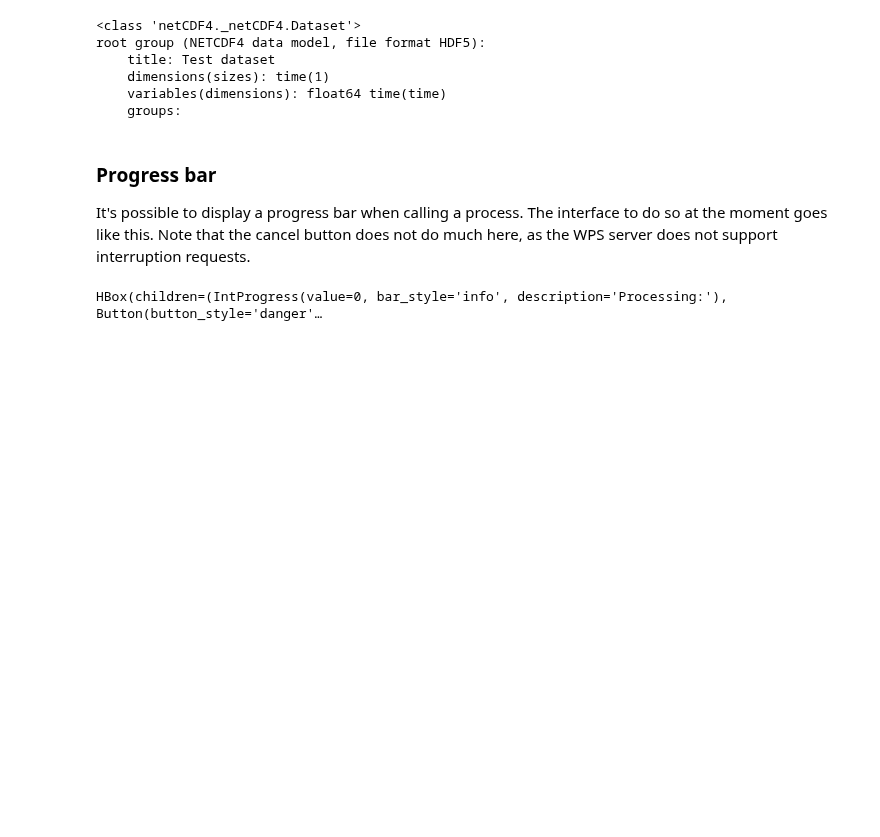
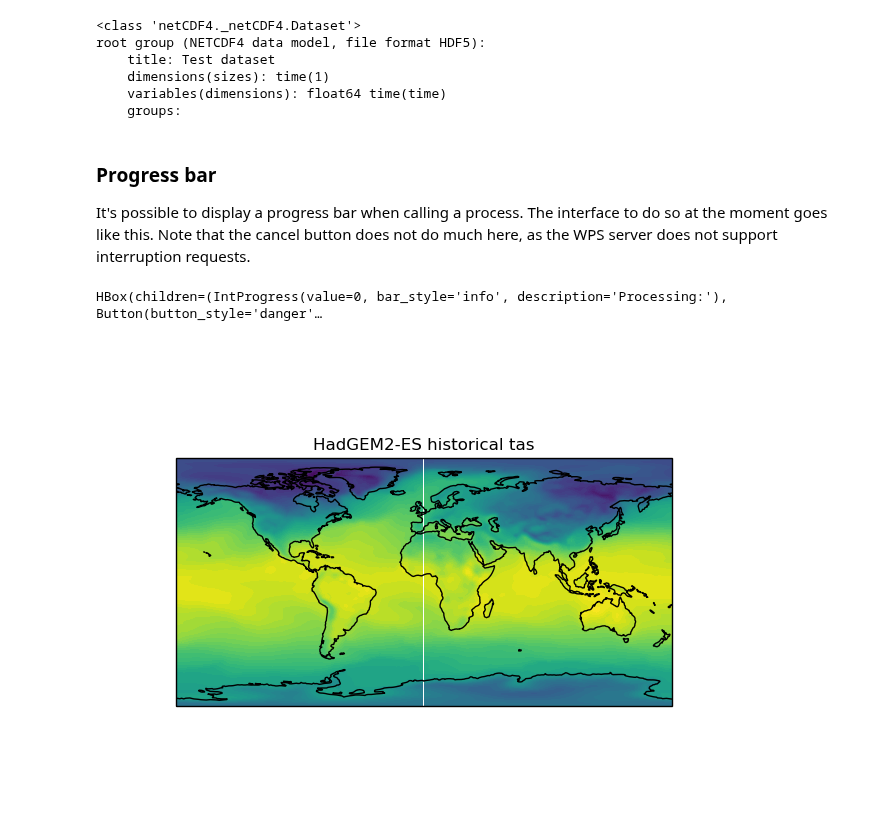
Before and after one commit to bird-house/birdy, a Jupyter notebook: notebooks/agu2018_demo.ipynb, the cells around one changed output. Drawn from its saved outputs; the diff is of its cells as text; code cells hidden in the pictures; blank space fills up the shorter version.

Commit message:
added image to agu nb

```diff
--- a/notebooks/agu2018_demo.ipynb
+++ b/notebooks/agu2018_demo.ipynb
@@ -139,8 +139,14 @@ root group (NETCDF4 data model, file format HDF5):
 ### Progress bar
 
 It's possible to display a progress bar when calling a process. The interface to do so at the moment goes like this. Note that the cancel button does not do much here, as the WPS server does not support interruption requests.
-# %%
-wps_i = WPSClient(url, progress=True)
-out = wps_i.sleep(1)
-# %% [output]
-HBox(children=(IntProgress(value=0, bar_style='info', description='Processing:'), Button(button_style='danger'…
+# %%
+cli = WPSClient('http://cp4cds-cn1.dkrz.de/wps', progress=True)
+response = cli.cmip5_regridder()
+# %% [output]
+HBox(children=(IntProgress(value=0, bar_style='info', description='Processing:'), Button(button_style='danger'…
+# %%
+from IPython.display import Image
+result = response.get()
+Image(result.preview)
+# %% [output]
+[figure, added]
```
Also changed, not shown: parts of 1 cell of this notebook, 1 other file.
